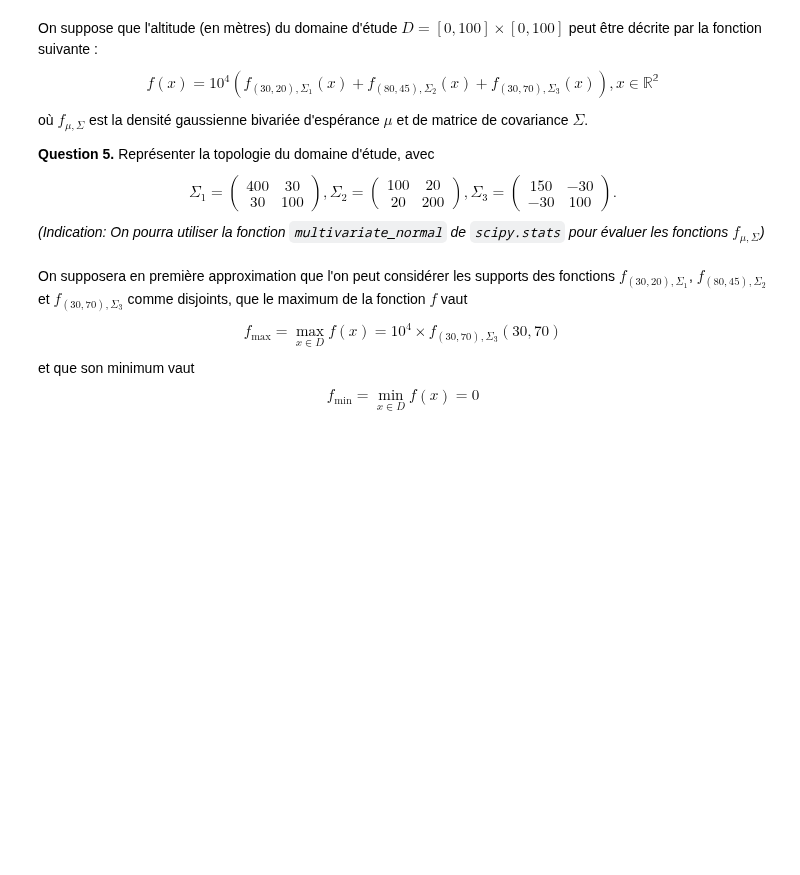
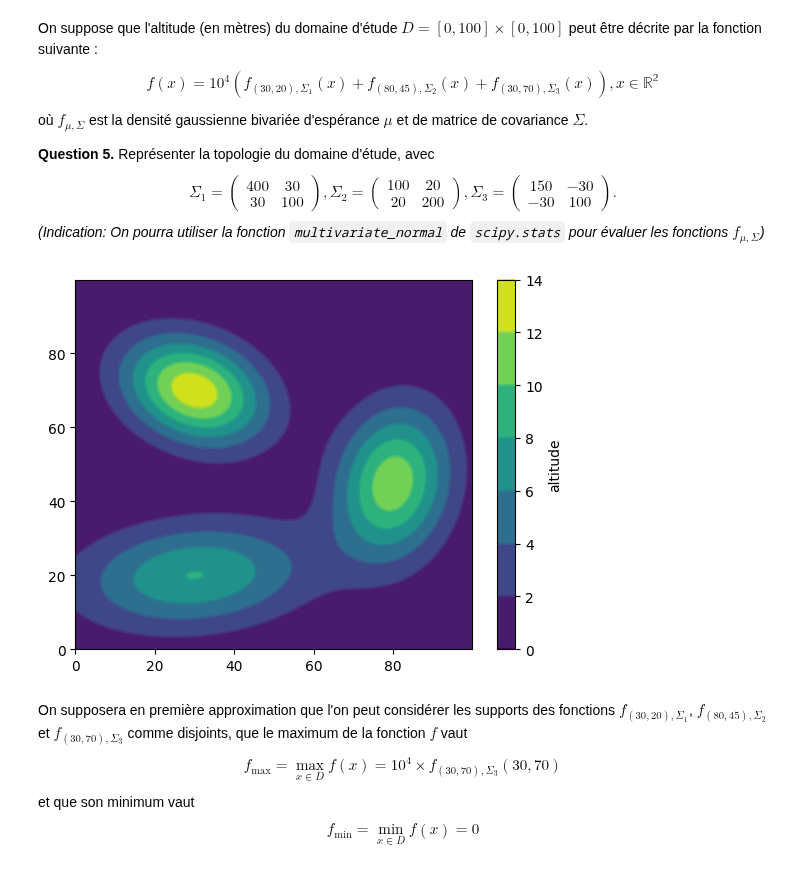
Before and after one commit to VDeumier/Projet_UE11, a Jupyter notebook: Projet_Probabilités_DEUMIER_FEVE.ipynb, the cells around one changed output. Cells and saved outputs as stored; diff of their text form; code cells hidden in the pictures; blank space fills up the shorter version.

```diff
--- a/Projet_Probabilités_DEUMIER_FEVE.ipynb
+++ b/Projet_Probabilités_DEUMIER_FEVE.ipynb
@@ -173,25 +174,36 @@ $$\Sigma_1 = \begin{pmatrix} 400 & 30 \\ 30 & 100\end{pmatrix}, \Sigma_2 = \begi
 # %%
 x, y = np.mgrid[0:100:.05, 0:100:.05]
 
 pos = np.dstack((x, y))
 
+sigma_1 = np.array([[400, 30], [30, 100]])
+sigma_2 = np.array([[100, 20], [20, 200]])
+sigma_3 = np.array([[150, -30], [-30, 100]])
 
-def topo(x):
+def topo(pos):
 
-    return
+    f_1 = sps.multivariate_normal(mean=[30, 20], cov=sigma_1)
+    f_2 = sps.multivariate_normal(mean=[80, 45], cov=sigma_2)
+    f_3 = sps.multivariate_normal(mean=[30, 70], cov=sigma_3)
+
+    f = 10000 * (f_1.pdf(pos) + f_2.pdf(pos) + f_3.pdf(pos))
+
+    return f
 
 fig = plt.figure()
 
 ax = fig.add_subplot(111)
 
 CS = ax.contourf(x, y, topo(pos))
 CS2 = ax.contour(CS, levels=CS.levels)
 # Make a colorbar for the ContourSet returned by the contourf call.
 cbar = fig.colorbar(CS)
 cbar.ax.set_ylabel('altitude')
 # Add the contour line levels to the colorbar
 cbar.add_lines(CS2)
 plt.show()
+# %% [output]
+[figure, added]
 # %% [markdown]
 On supposera en première approximation que l'on peut considérer les supports des fonctions $f_{(30,20),\Sigma_1}$, $f_{(80,45),\Sigma_2}$ et $f_{(30,70),\Sigma_3}$ comme disjoints, que le maximum de la fonction $f$ vaut
 $$ f_{\max}=\max_{x\in D} f(x)=10^4\times f_{(30,70),\Sigma_3}(30,70) $$
```
Also changed, not shown: parts of 2 cells of this notebook.
